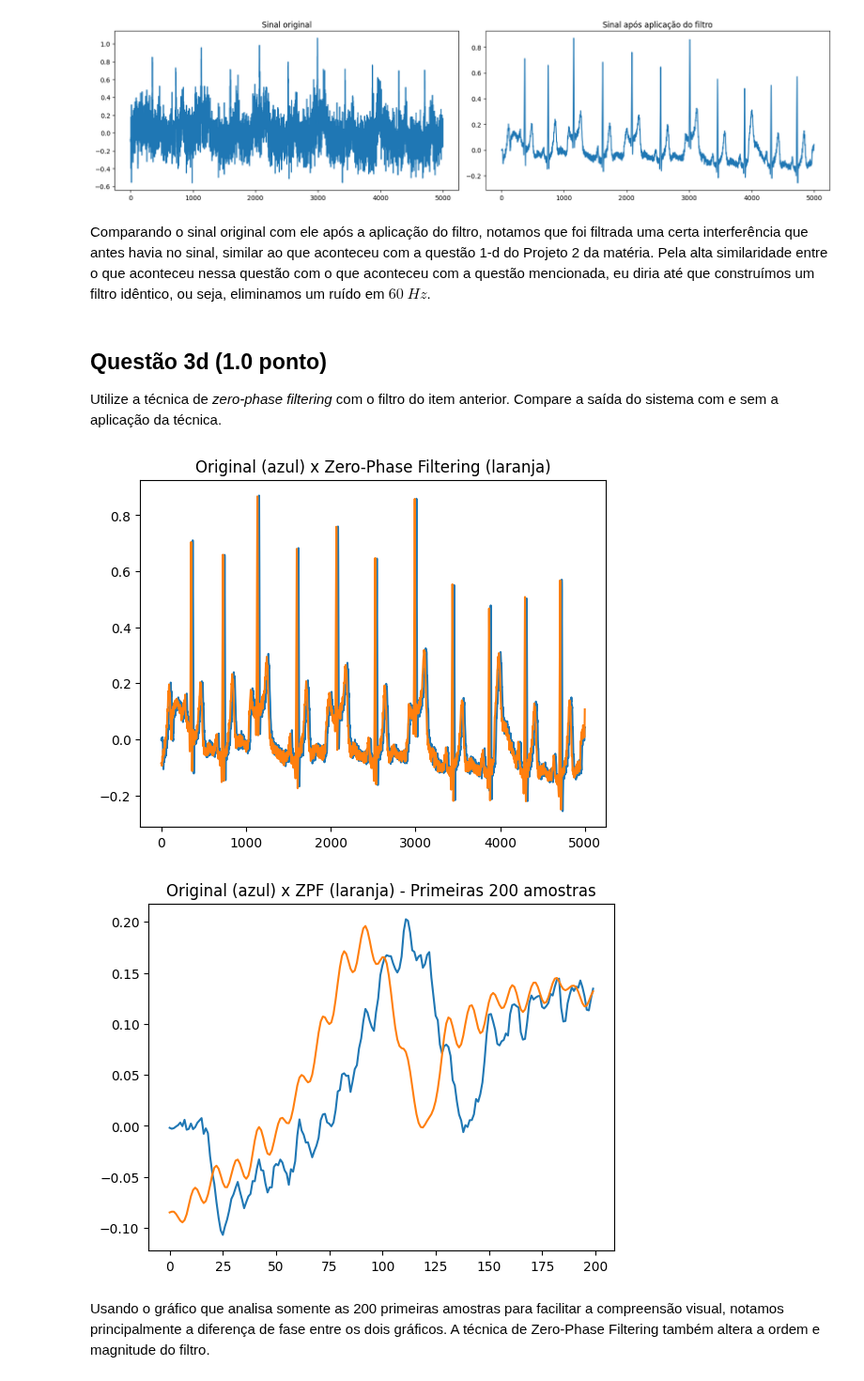
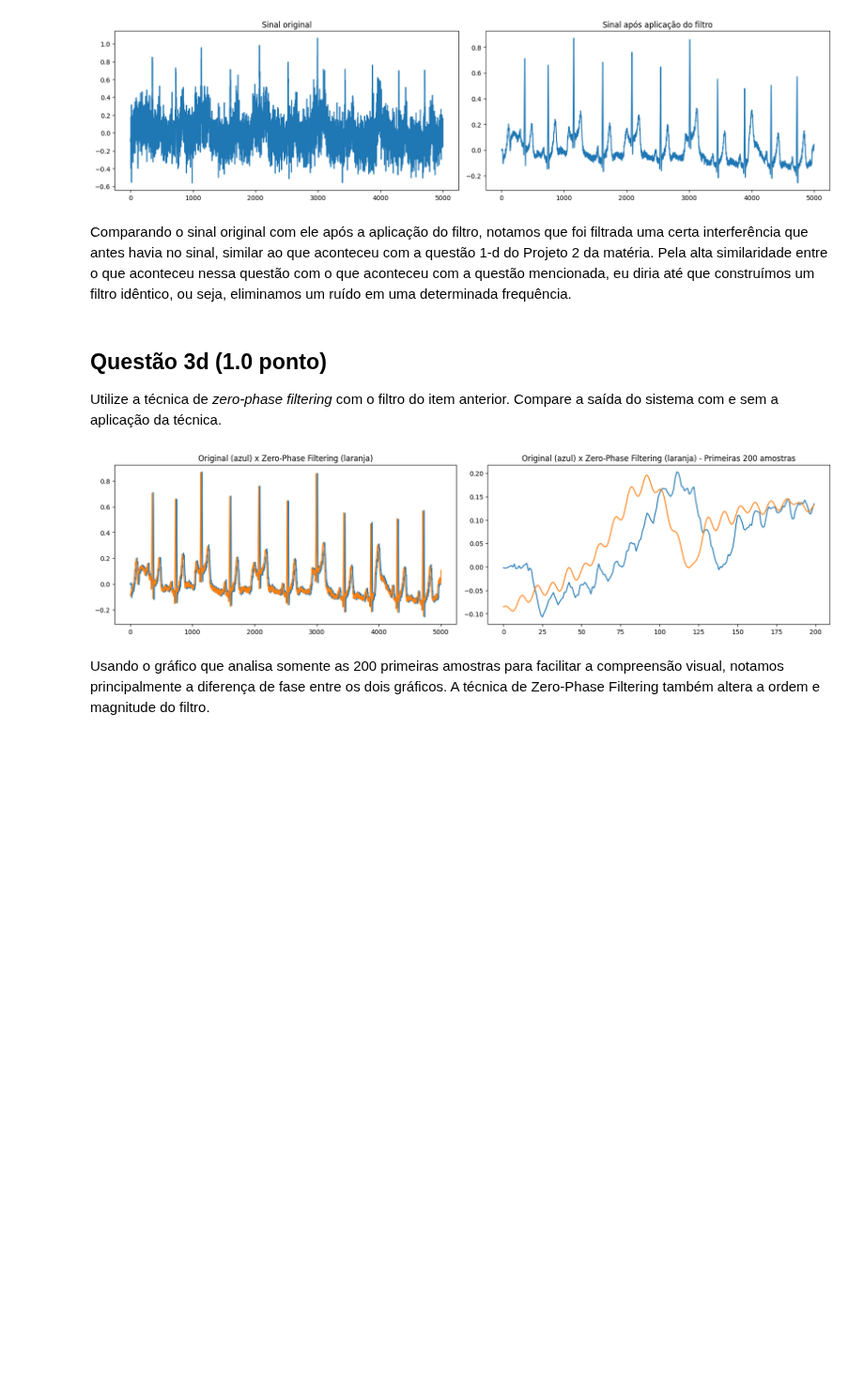
Before and after one commit to akaTsunemori/signal-processing-studies, a Jupyter notebook: projeto-4/projeto4.ipynb, the cells around one changed output. Shown at 94% size. Cells and saved outputs as stored; diff of their text form; code cells hidden in the pictures; blank space fills up the shorter version.

Commit message:
projeto 4 - polishing

```diff
--- a/projeto-4/projeto4.ipynb
+++ b/projeto-4/projeto4.ipynb
@@ -211,7 +211,7 @@ plt.show()
 # %% [output]
 [figure]
 # %% [markdown]
-Comparando o sinal original com ele após a aplicação do filtro, notamos que foi filtrada uma certa interferência que antes havia no sinal, similar ao que aconteceu com a questão 1-d do Projeto 2 da matéria. Pela alta similaridade entre o que aconteceu nessa questão com o que aconteceu com a questão mencionada, eu diria até que construímos um filtro idêntico, ou seja, eliminamos um ruído em $60 \ Hz$.
+Comparando o sinal original com ele após a aplicação do filtro, notamos que foi filtrada uma certa interferência que antes havia no sinal, similar ao que aconteceu com a questão 1-d do Projeto 2 da matéria. Pela alta similaridade entre o que aconteceu nessa questão com o que aconteceu com a questão mencionada, eu diria até que construímos um filtro idêntico, ou seja, eliminamos um ruído em uma determinada frequência.
 # %% [markdown]
 ## Questão 3d (1.0  ponto)
 
@@ -219,16 +219,15 @@ Utilize a técnica de *zero-phase filtering* com o filtro do item anterior. Comp
 # %%
 response_zpf = sp.signal.filtfilt(h_n, A, signal) # Função do SciPy para Zero-Phase Filtering
 
-plt.plot(np.real(response))
-plt.plot(np.real(response_zpf))
-plt.title('Original (azul) x Zero-Phase Filtering (laranja)')
+fig, ax = plt.subplots(nrows=1, ncols=2, figsize=(16, 4), layout='constrained')
+ax[0].plot(np.real(response))
+ax[0].plot(np.real(response_zpf))
+plt.setp(ax[0], title='Original (azul) x Zero-Phase Filtering (laranja)')
+ax[1].plot(np.real(response)[:200])
+ax[1].plot(np.real(response_zpf)[:200])
+plt.setp(ax[1], title='Original (azul) x Zero-Phase Filtering (laranja) - Primeiras 200 amostras')
 plt.show()
-plt.title('Original (azul) x ZPF (laranja) - Primeiras 200 amostras')
-plt.plot(np.real(response)[:200])
-plt.plot(np.real(response_zpf)[:200])
-plt.show()
 # %% [output]
-[figure, old version]
+[figure, new version]
-[figure, removed]
 # %% [markdown]
 Usando o gráfico que analisa somente as 200 primeiras amostras para facilitar a compreensão visual, notamos principalmente a diferença de fase entre os dois gráficos. A técnica de Zero-Phase Filtering também altera a ordem e magnitude do filtro.
```
